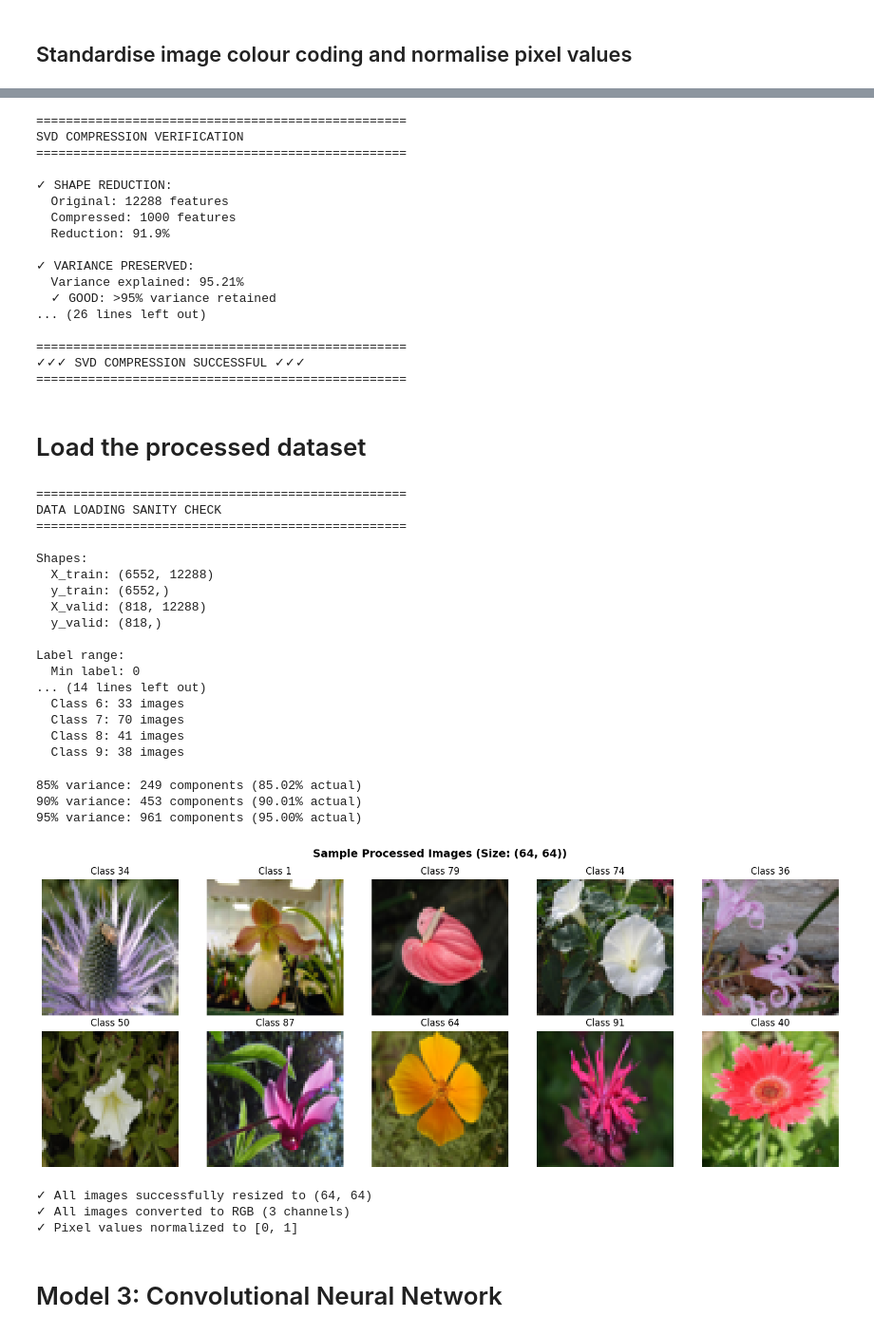
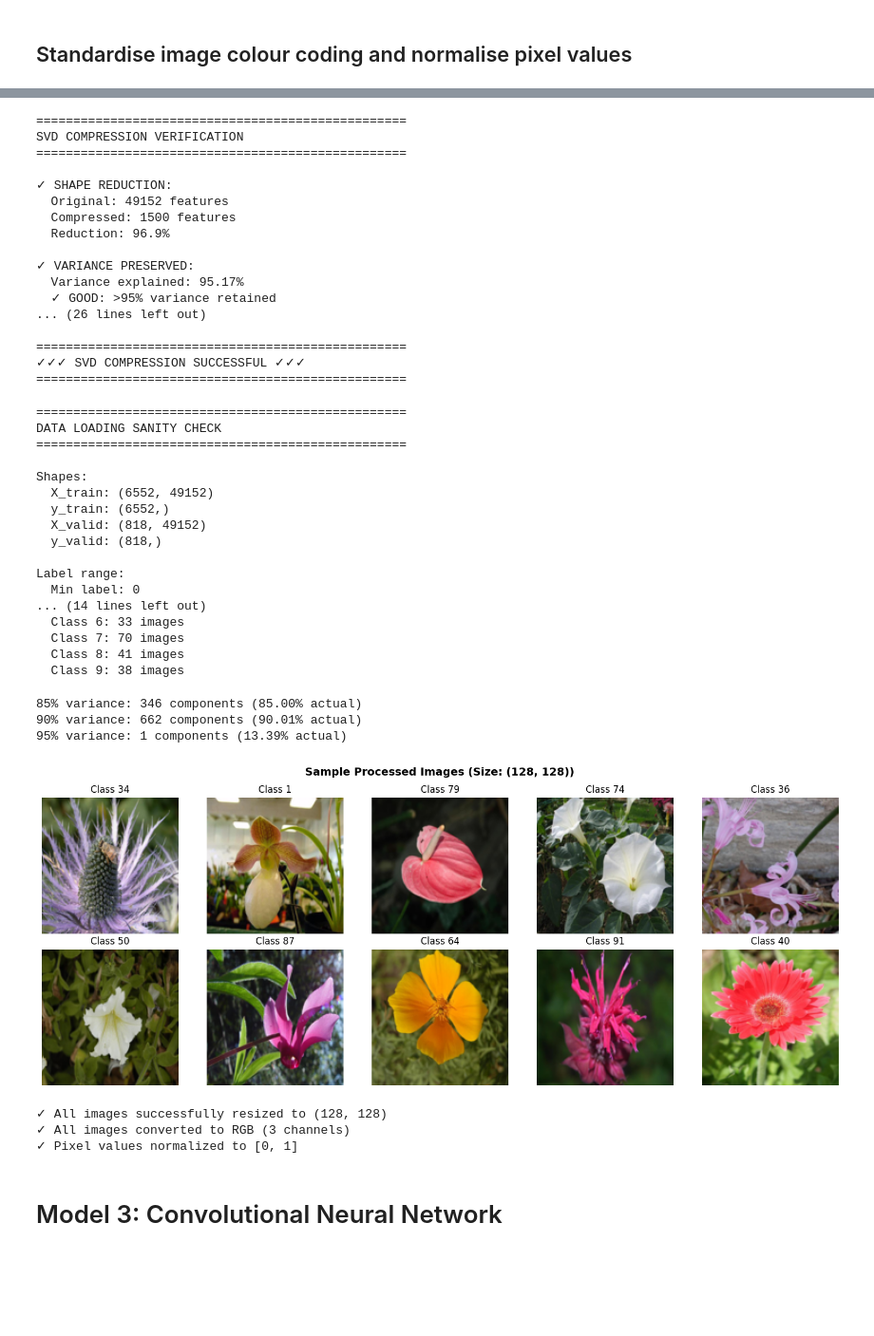
Before and after one commit to Tharshen2124/Machine-Learning-Assignment, a Jupyter notebook: main.ipynb, the cells around one changed output, grey strips where cells are left out. Shown at 95% size. Saved outputs shown, nothing was run; the diff lists cells and outputs as text; code cells hidden in the pictures; blank space fills up the shorter version.

```diff
--- a/main.ipynb
+++ b/main.ipynb
@@ -385,7 +383,7 @@ Total Images Scanned: 819
 # %% [markdown]
 ## Standardise image colour coding and normalise pixel values
 # %%
-IMG_SIZE = (64, 64)
+IMG_SIZE = (128, 128)
 
 def load_dataset(folder_path):
     """Load images from a folder with class subfolders."""
@@ -465,7 +468,7 @@ print(f"\nOriginal feature dimension: {original_features}")
 
 # Determine number of components to keep (e.g., 95% of variance)
 # We'll use a reasonable number based on the feature space
-n_components = min(1000, original_features - 1)  # Keep 1000 components or max available
+n_components = min(1500, original_features - 1)  # Keep 1000 components or max available
 
 print(f"Number of components to keep: {n_components}")
 
@@ -602,20 +605,18 @@ SVD COMPRESSION VERIFICATION
 ==================================================
 
 ✓ SHAPE REDUCTION:
-  Original: 12288 features
-  Compressed: 1000 features
-  Reduction: 91.9%
+  Original: 49152 features
+  Compressed: 1500 features
+  Reduction: 96.9%
 
 ✓ VARIANCE PRESERVED:
-  Variance explained: 95.21%
+  Variance explained: 95.17%
   ✓ GOOD: >95% variance retained
 ... (26 lines left out)
 
 ==================================================
 ✓✓✓ SVD COMPRESSION SUCCESSFUL ✓✓✓
 ==================================================
-# %% [markdown]
-# Load the processed dataset
 # %%
 # After loading the dataset
 print("=" * 50)
@@ -647,9 +648,9 @@ DATA LOADING SANITY CHECK
 ==================================================
 
 Shapes:
-  X_train: (6552, 12288)
+  X_train: (6552, 49152)
   y_train: (6552,)
-  X_valid: (818, 12288)
+  X_valid: (818, 49152)
   y_valid: (818,)
 
 Label range:
@@ -670,36 +671,36 @@ for threshold in thresholds:
     actual_variance = cumsum_var[n_components_needed - 1]
     print(f"{threshold*100:.0f}% variance: {n_components_needed} components ({actual_variance*100:.2f}% actual)")
 # %% [output]
-85% variance: 249 components (85.02% actual)
-90% variance: 453 components (90.01% actual)
-95% variance: 961 components (95.00% actual)
+85% variance: 346 components (85.00% actual)
+90% variance: 662 components (90.01% actual)
+95% variance: 1 components (13.39% actual)
 # %%
 # Display processed images to verify preprocessing
 fig, axes = plt.subplots(2, 5, figsize=(15, 6))
 axes = axes.flatten()
 
 # Display 10 random images from training set
 np.random.seed(10)
-random_indices = np.random.choice(len(X_train), 10, replace=False)
+random_indices = np.random.choice(len(X_train_svd), 10, replace=False)
 
 for idx, ax in enumerate(axes):
     img_idx = random_indices[idx]
     # Reshape flattened image back to original dimensions
-    img = X_train[img_idx].reshape(IMG_SIZE[0], IMG_SIZE[1], 3)
+    img = X_train_svd[img_idx].reshape(IMG_SIZE[0], IMG_SIZE[1], 3)
     ax.imshow(img)
     ax.set_title(f"Class {y_train[img_idx]}")
     ax.axis('off')
 
 plt.suptitle(f"Sample Processed Images (Size: {IMG_SIZE})", fontsize=14, fontweight='bold')
 plt.tight_layout()
 plt.show()
 
 print("✓ All images successfully resized to", IMG_SIZE)
 print("✓ All images converted to RGB (3 channels)")
 print("✓ Pixel values normalized to [0, 1]")
 # %% [output]
-[figure, old version]
+[figure, new version]
-✓ All images successfully resized to (64, 64)
+✓ All images successfully resized to (128, 128)
 ✓ All images converted to RGB (3 channels)
 ✓ Pixel values normalized to [0, 1]
 # %% [markdown]
```
Also changed, not shown: parts of 12 cells of this notebook.
